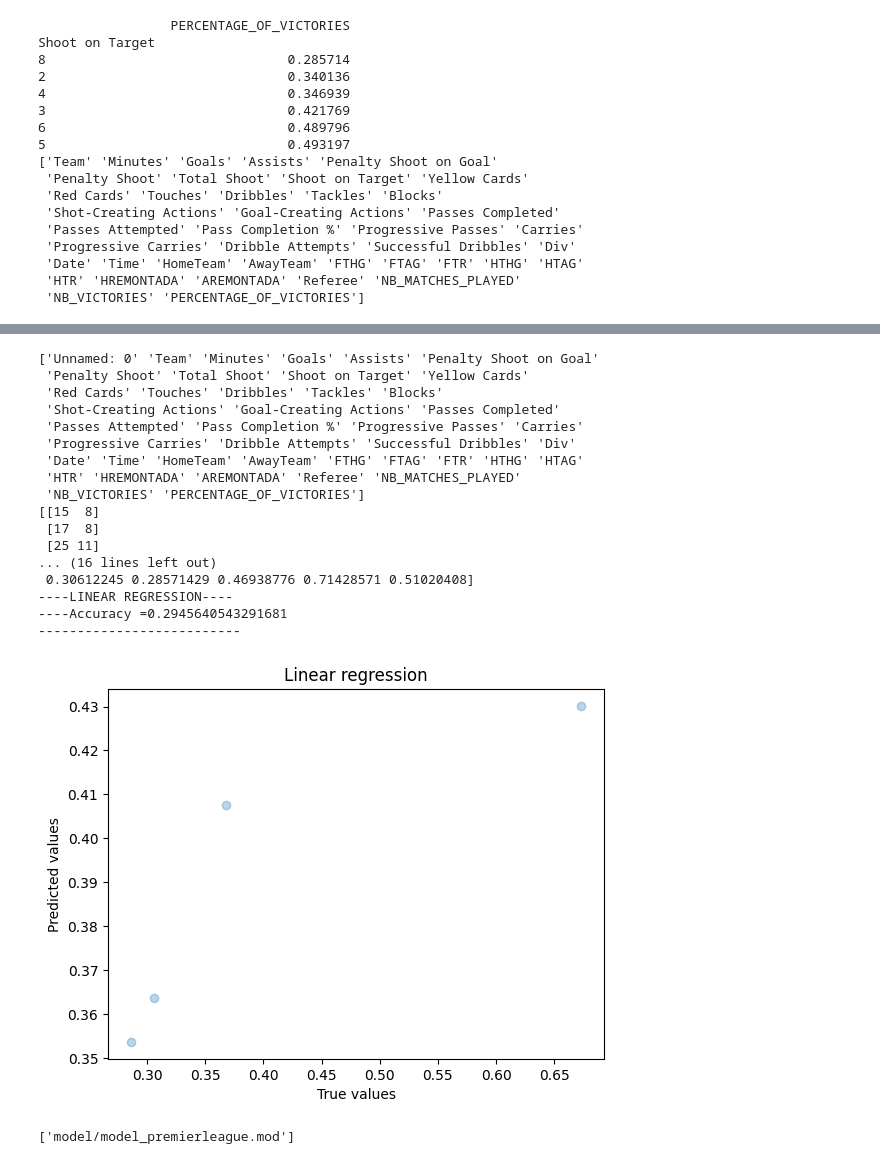
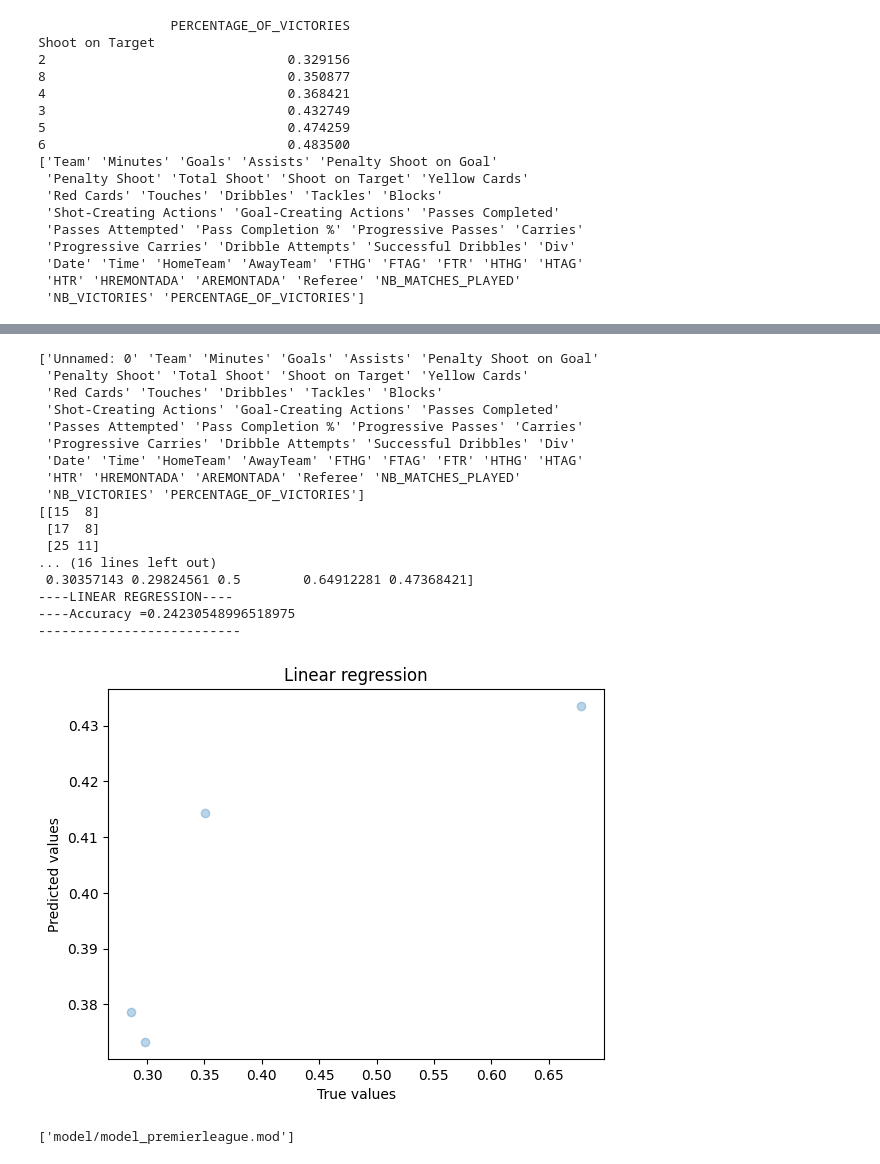
Before and after one commit to agahungu/PremierLeagueFixturesPredictions, a Jupyter notebook: PremierLeaguePredictionModelBuilder.ipynb, the cells around one changed output, grey strips where cells are left out. Cells and saved outputs as stored; diff of their text form; code cells hidden in the pictures.

```diff
--- a/PremierLeaguePredictionModelBuilder.ipynb
+++ b/PremierLeaguePredictionModelBuilder.ipynb
@@ -61,10 +61,10 @@ print(plTeams.info())
 plFixtures = pnd.read_csv("Fixtures2325.csv")
 
 
-# 490 games played between 20230811 and 20241110
+# 565 games played between 20230811 and 20241229
 
 
-plFixtures = plFixtures.head(490)
+plFixtures = plFixtures.head(565)
 
 
 # Display columns of the dataset
@@ -181,7 +181,7 @@ plt.xlabel('Shoot on Targets')
 plt.ylabel('Nb of teams')
 
 
-plt.title('Repartition of Shoot on Target')
+plt.title('Distribution of Shoot on Target')
 
 
 plt.show()
@@ -538,11 +538,11 @@ max                 49.0     35.000000                 0.714286
                  PERCENTAGE_OF_VICTORIES
 Shoot on Target
-8                               0.285714
-2                               0.340136
-4                               0.346939
-3                               0.421769
-6                               0.489796
-5                               0.493197
+2                               0.329156
+8                               0.350877
+4                               0.368421
+3                               0.432749
+5                               0.474259
+6                               0.483500
 ['Team' 'Minutes' 'Goals' 'Assists' 'Penalty Shoot on Goal'
  'Penalty Shoot' 'Total Shoot' 'Shoot on Target' 'Yellow Cards'
  'Red Cards' 'Touches' 'Dribbles' 'Tackles' 'Blocks'
@@ -556,19 +556,19 @@ Shoot on Target
 ['Unnamed: 0' 'Team' 'Minutes' 'Goals' 'Assists' 'Penalty Shoot on Goal'
  'Penalty Shoot' 'Total Shoot' 'Shoot on Target' 'Yellow Cards'
  'Red Cards' 'Touches' 'Dribbles' 'Tackles' 'Blocks'
  'Shot-Creating Actions' 'Goal-Creating Actions' 'Passes Completed'
  'Passes Attempted' 'Pass Completion %' 'Progressive Passes' 'Carries'
  'Progressive Carries' 'Dribble Attempts' 'Successful Dribbles' 'Div'
  'Date' 'Time' 'HomeTeam' 'AwayTeam' 'FTHG' 'FTAG' 'FTR' 'HTHG' 'HTAG'
  'HTR' 'HREMONTADA' 'AREMONTADA' 'Referee' 'NB_MATCHES_PLAYED'
  'NB_VICTORIES' 'PERCENTAGE_OF_VICTORIES']
 [[15  8]
  [17  8]
  [25 11]
 ... (16 lines left out)
- 0.30612245 0.28571429 0.46938776 0.71428571 0.51020408]
+ 0.30357143 0.29824561 0.5        0.64912281 0.47368421]
 ----LINEAR REGRESSION----
-----Accuracy =0.2945640543291681
+----Accuracy =0.24230548996518975
 --------------------------
-[figure, old version]
+[figure, new version]
 ['model/model_premierleague.mod']
```
Also changed, not shown: parts of 1 cell of this notebook, 3 other files.
